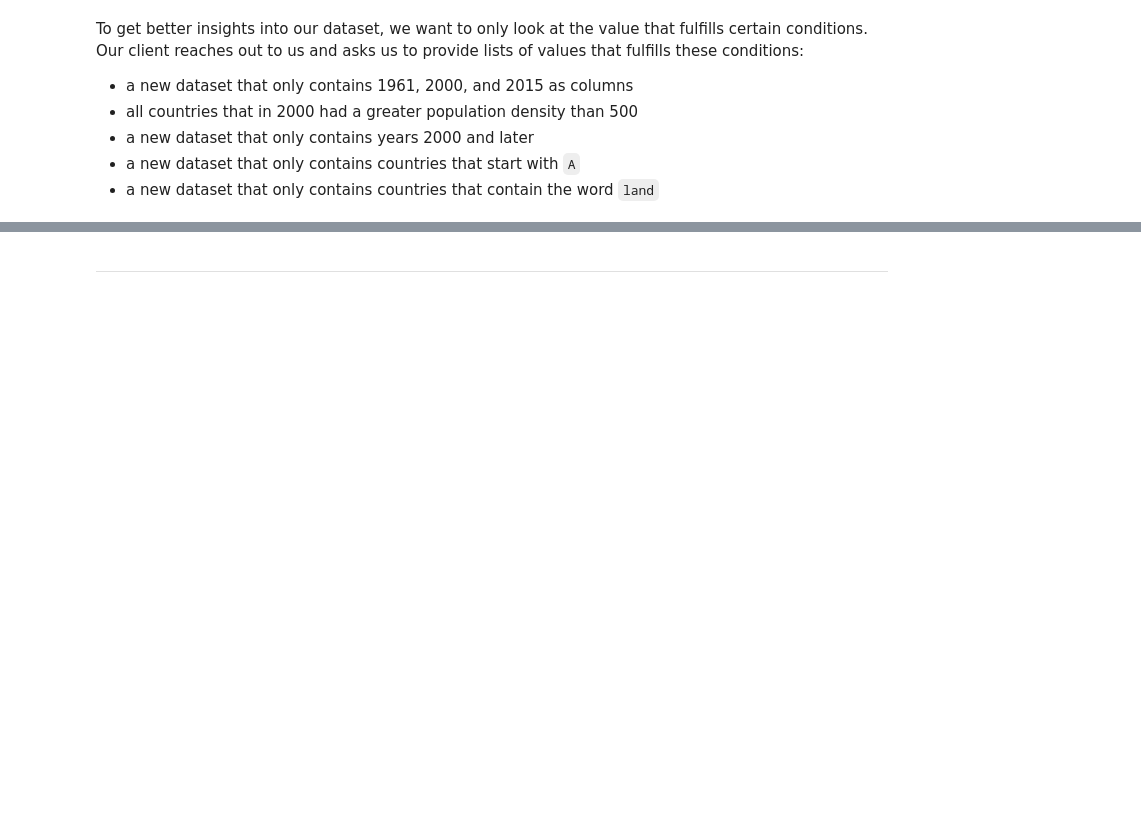
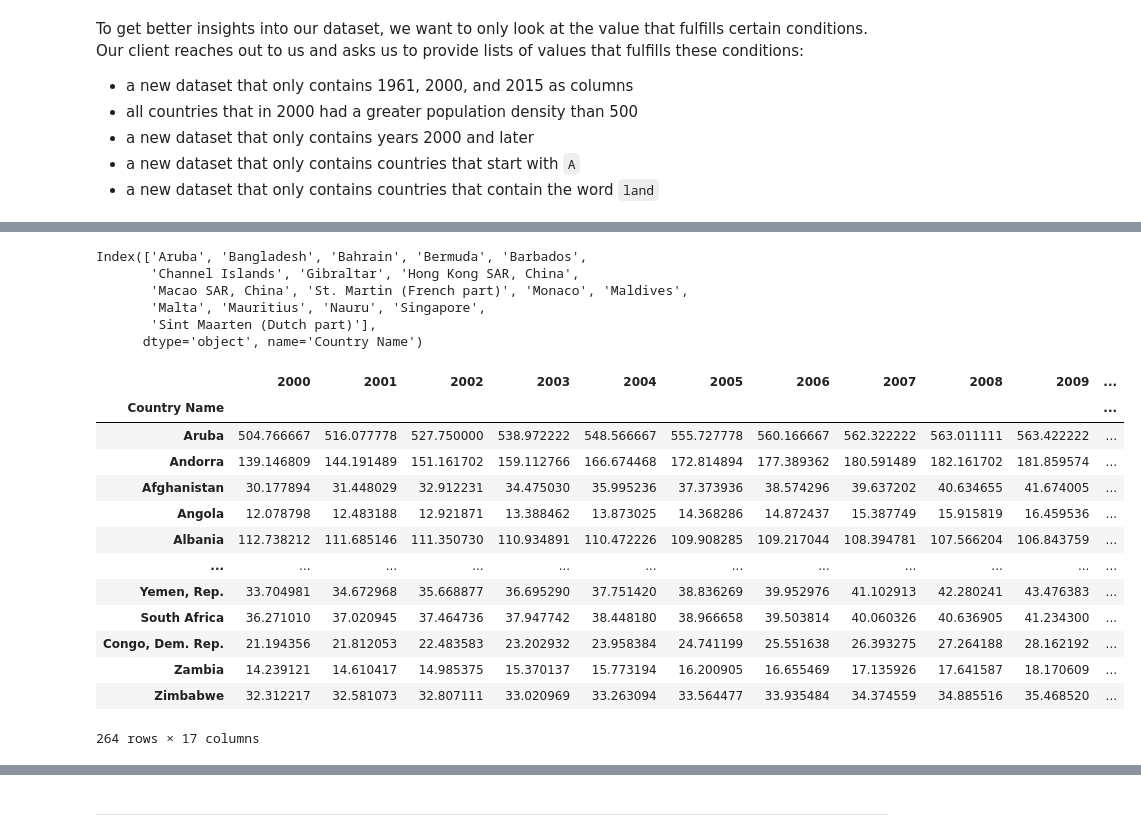
Before and after one commit to SurilPurohit/visualization-activities, a Jupyter notebook: Activity06/activity06.ipynb, the cells around one changed output, grey strips where cells are left out. Cells and saved outputs as stored; diff of their text form; code cells hidden in the pictures; blank space fills up the shorter version.

```diff
--- a/Activity06/activity06.ipynb
+++ b/Activity06/activity06.ipynb
@@ -37,2 +53,10 @@ Our client reaches out to us and asks us to provide lists of values that fulfill
 # %%
 # filtering countries that had a greater population density than 500 in 2000
+df.loc[df['2000']>500].index
+# %% [output]
+Index(['Aruba', 'Bangladesh', 'Bahrain', 'Bermuda', 'Barbados',
+       'Channel Islands', 'Gibraltar', 'Hong Kong SAR, China',
+       'Macao SAR, China', 'St. Martin (French part)', 'Monaco', 'Maldives',
+       'Malta', 'Mauritius', 'Nauru', 'Singapore',
+       'Sint Maarten (Dutch part)'],
+      dtype='object', name='Country Name')
@@ -41,2 +63,26 @@ Our client reaches out to us and asks us to provide lists of values that fulfill
+# %%
+# filtering for years 2000 and later
+# Select columns for years 2000 and later
+years = [str(year) for year in range(2000, 2017)]
+columns = years
+
+# Filter the dataframe to include only the selected columns
+filtered_years_df = df[columns]
+filtered_years_df
+# %% [output]
+|  | 2000 | 2001 | 2002 | 2003 | 2004 | 2005 | 2006 | 2007 | 2008 | 2009 | ... |
+| Country Name |  |  |  |  |  |  |  |  |  |  | ... |
+| Aruba | 504.766667 | 516.077778 | 527.750000 | 538.972222 | 548.566667 | 555.727778 | 560.166667 | 562.322222 | 563.011111 | 563.422222 | ... |
+| Andorra | 139.146809 | 144.191489 | 151.161702 | 159.112766 | 166.674468 | 172.814894 | 177.389362 | 180.591489 | 182.161702 | 181.859574 | ... |
+| Afghanistan | 30.177894 | 31.448029 | 32.912231 | 34.475030 | 35.995236 | 37.373936 | 38.574296 | 39.637202 | 40.634655 | 41.674005 | ... |
+| Angola | 12.078798 | 12.483188 | 12.921871 | 13.388462 | 13.873025 | 14.368286 | 14.872437 | 15.387749 | 15.915819 | 16.459536 | ... |
+| Albania | 112.738212 | 111.685146 | 111.350730 | 110.934891 | 110.472226 | 109.908285 | 109.217044 | 108.394781 | 107.566204 | 106.843759 | ... |
+| ... | ... | ... | ... | ... | ... | ... | ... | ... | ... | ... | ... |
+| Yemen, Rep. | 33.704981 | 34.672968 | 35.668877 | 36.695290 | 37.751420 | 38.836269 | 39.952976 | 41.102913 | 42.280241 | 43.476383 | ... |
+| South Africa | 36.271010 | 37.020945 | 37.464736 | 37.947742 | 38.448180 | 38.966658 | 39.503814 | 40.060326 | 40.636905 | 41.234300 | ... |
+| Congo, Dem. Rep. | 21.194356 | 21.812053 | 22.483583 | 23.202932 | 23.958384 | 24.741199 | 25.551638 | 26.393275 | 27.264188 | 28.162192 | ... |
+| Zambia | 14.239121 | 14.610417 | 14.985375 | 15.370137 | 15.773194 | 16.200905 | 16.655469 | 17.135926 | 17.641587 | 18.170609 | ... |
+| Zimbabwe | 32.312217 | 32.581073 | 32.807111 | 33.020969 | 33.263094 | 33.564477 | 33.935484 | 34.374559 | 34.885516 | 35.468520 | ... |
+264 rows × 17 columns
 # %%
 # # filtering countries that start with A
```
Also changed, not shown: parts of 12 cells of this notebook.
